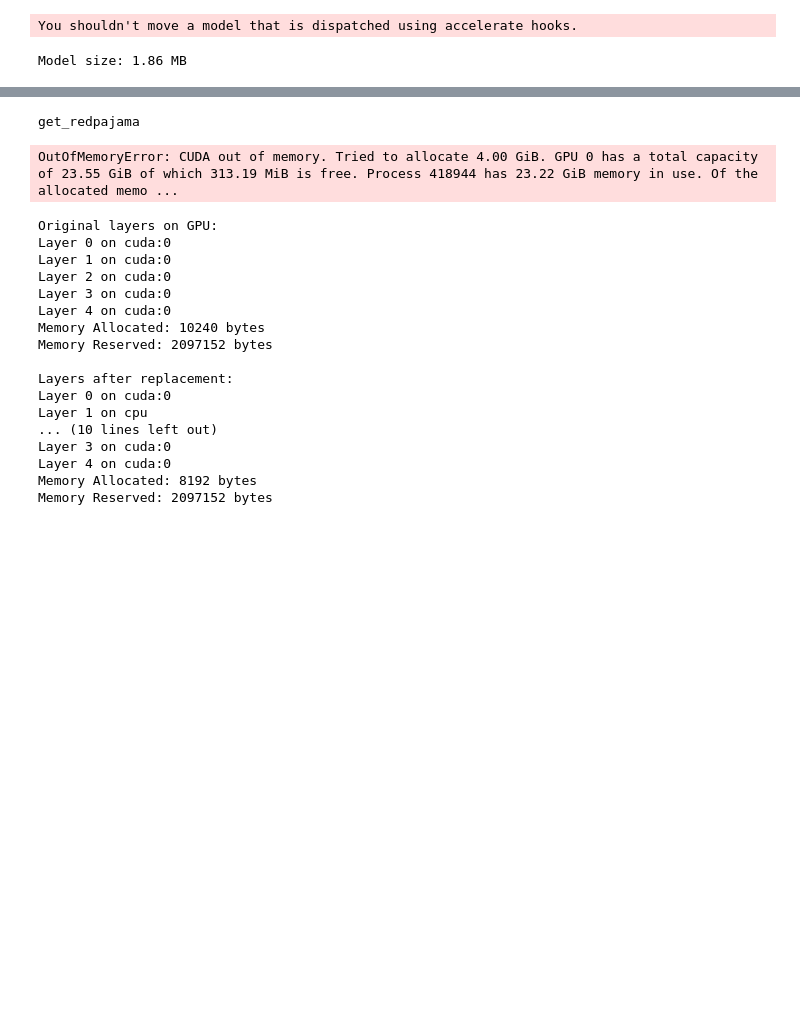
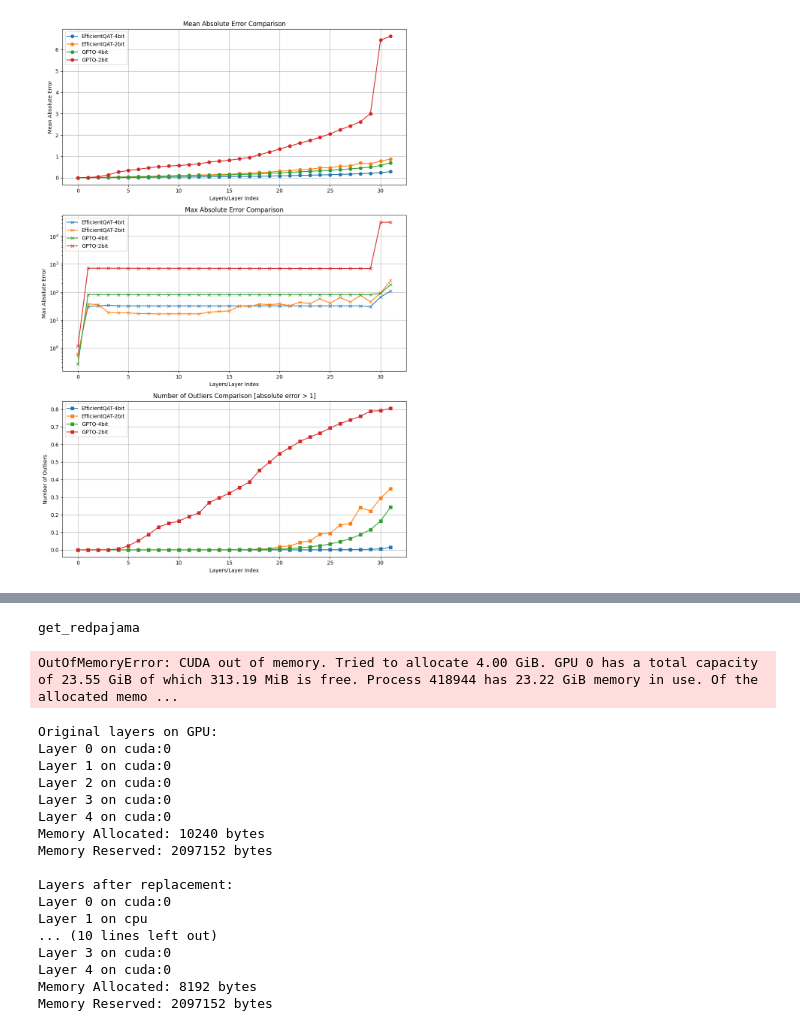
Before and after one commit to hq-ansel/proj2410, a Jupyter notebook: preEXP.ipynb, the cells around one changed output, grey strips where cells are left out. Saved outputs shown, nothing was run; the diff lists cells and outputs as text; code cells hidden in the pictures; blank space fills up the shorter version.

```diff
--- a/preEXP.ipynb
+++ b/preEXP.ipynb
@@ -24,21 +49,0 @@ evaluate(quant_model,tokenizer,args)
-# %%
-import os
-
-import torch
-import torch.nn as nn
-from transformers import AutoModelForCausalLM, AutoTokenizer
-
-from template.datautils import *
-
-os.environ["CUDA_VISIBLE_DEVICES"] = "0,1,2,3,4,5,6,7"
-
-model_path = "/home/ubuntu/data/exp/proj2410/model/Llama2-7b"
-
-llm_model= AutoModelForCausalLM.from_pretrained(model_path, device_map="auto")
-# type(llm_model.model.layers)
-# for n,m in llm_model.named_parameters():
-#     if n.find('weight') > -1 :
-#         print(n,m.shape)
-# %% [output]
-You shouldn't move a model that is dispatched using accelerate hooks.
-Model size: 1.86 MB
@@ -44,0 +81,51 @@ Model size: 1.86 MB
+# %%
+import matplotlib.pyplot as plt
+import numpy as np
+import json
+import os
+out_dir = "/home/ubuntu/data/exp/proj2410/test/"
+data_list = json.load(open(os.path.join(out_dir, "abs_test.json"), "r"))
+
+# 初始化图像数据
+x_values = np.arange(len(data_list[0]["mean_abs_error"]))  # 假设每个列表长度相同
+
+# 创建三张图
+fig, axs = plt.subplots(3, 1, figsize=(10, 15))
+
+# 遍历每组数据，绘制每个组合（方法-wbits）的曲线
+for data in data_list:
+    label = f'{data["method"]}-{data["wbits"]}bit'
+
+    # 画 Mean Absolute Error 的图
+    axs[0].plot(x_values, data["mean_abs_error"], label=label, marker='o')
+
+    # 画 Max Absolute Error 的图
+    axs[1].plot(x_values, data["max_abs_error"], label=label, marker='x')
+
+    # 画 Number of Outliers 的图
+    axs[2].plot(x_values, data["num_outlier"], label=label, marker='s')
+
+# 设置各图的标题、标签和图例
+axs[0].set_title('Mean Absolute Error Comparison')
+axs[0].set_xlabel('Layers/Layer Index')
+axs[0].set_ylabel('Mean Absolute Error')
+axs[0].legend()
+axs[0].grid(True)
+
+axs[1].set_title('Max Absolute Error Comparison')
+axs[1].set_xlabel('Layers/Layer Index')
+axs[1].set_ylabel('Max Absolute Error')
+axs[1].set_yscale('log')
+axs[1].legend()
+axs[1].grid(True)
+
+axs[2].set_title('Number of Outliers Comparison [absolute error > 1]')
+axs[2].set_xlabel('Layers/Layer Index')
+axs[2].set_ylabel('Number of Outliers')
+axs[2].legend()
+axs[2].grid(True)
+
+plt.tight_layout()
+plt.show()
+# %% [output]
+[figure, added]
```
Also changed, not shown: parts of 14 cells of this notebook, 12 other files.
